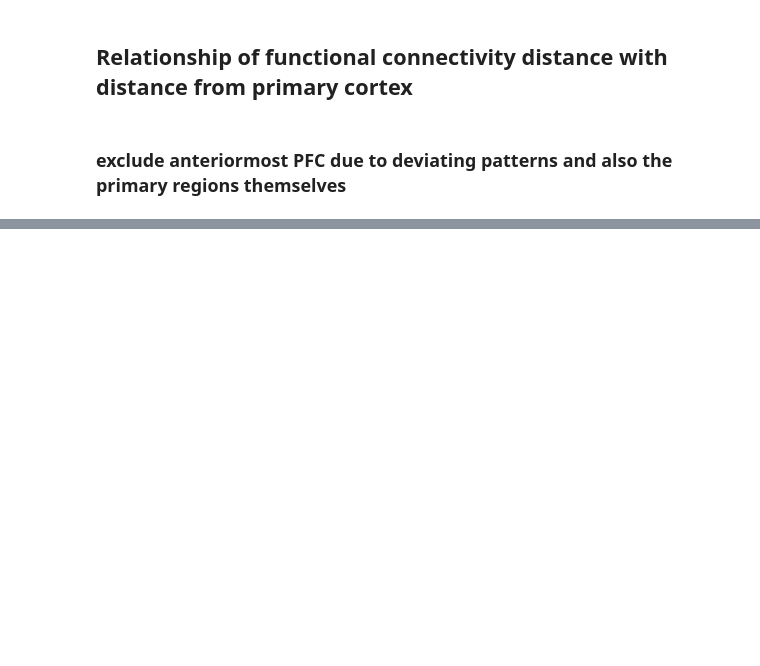
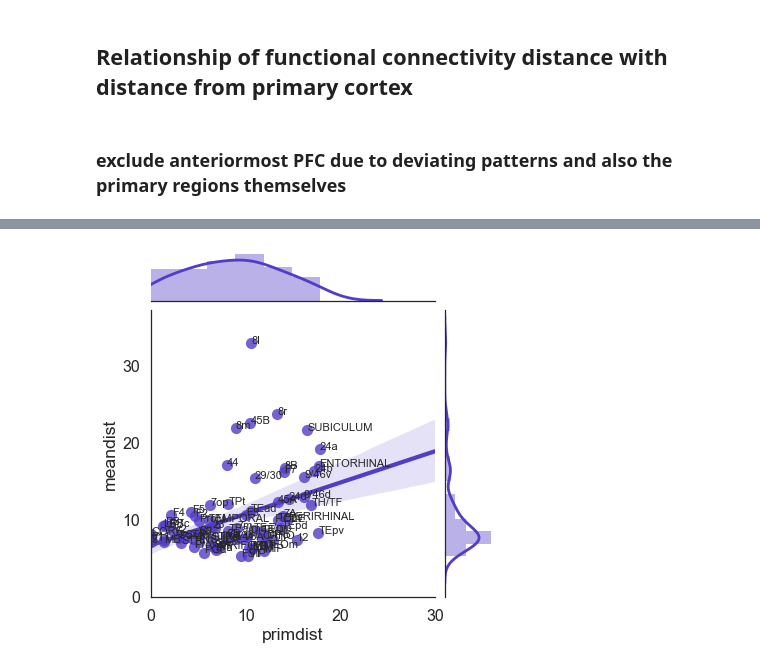
Before and after one commit to soligschlager/distconnect_macaque, a Jupyter notebook: 2.1_analysis_func.ipynb, the cells around one changed output, grey strips where cells are left out. Drawn from its saved outputs; the diff is of its cells as text; code cells hidden in the pictures; blank space fills up the shorter version.

```diff
--- a/2.1_analysis_func.ipynb
+++ b/2.1_analysis_func.ipynb
@@ -737,0 +452,33 @@ g.savefig('/nobackup/hunte1/sabine/tractdist/figures_ms/images/similarity_funcop
+# %%
+# too crowded
+
+sns.set_context('poster')
+
+def label_point(x, y, val, ax):
+    a = pd.concat({'x': x, 'y': y, 'val': val}, axis=1)
+    for i, point in a.iterrows():
+        ax.text(point['x']+.02, point['y'], str(point['val']), size='xx-small')
+
+
+
+g = sns.jointplot(x="primdist",
+                  y="meandist",
+                  data=df_area[reg_filtr_1], # or reg_filtr_2
+                  kind='reg',
+                  color="#533cc6",
+                  xlim=(0,30),
+                  ylim=(0,37),
+                  stat_func=None)
+
+
+_ = plt.xticks([0,10,20,30])
+_ = plt.yticks([0,10,20,30])
+
+label_point(df_area.primdist[reg_filtr_1],
+            df_area.meandist[reg_filtr_1],
+            df_area.area[reg_filtr_1],
+            plt.gca())
+
+#g.savefig('/nobackup/hunte1/sabine/tractdist/figures_ms/images/relationship_func_mask.png', dpi=300)
+# %% [output]
+[figure, added]
```
Also changed, not shown: parts of 83 cells of this notebook.
